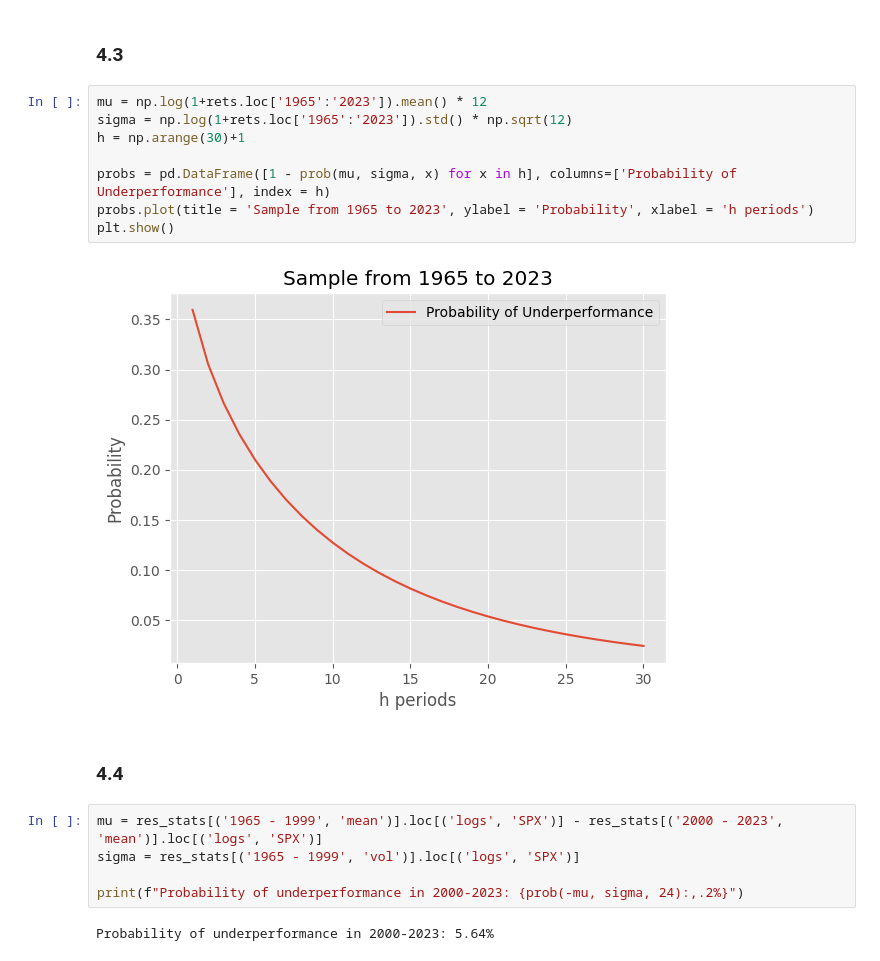
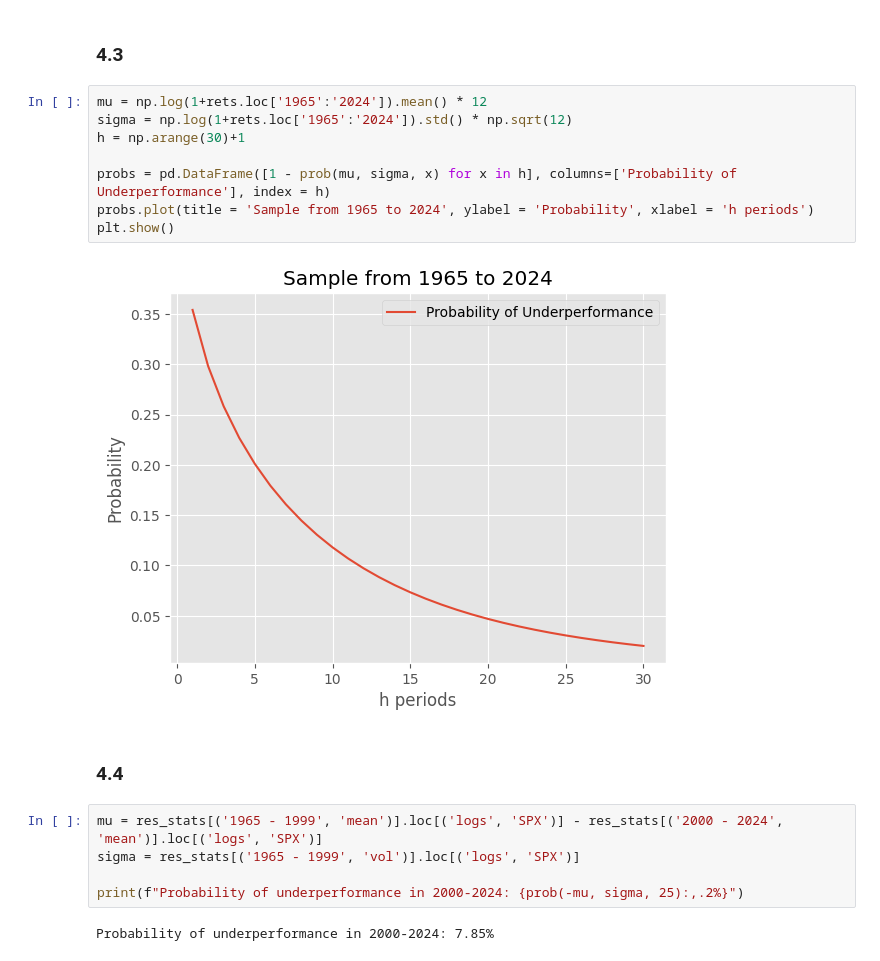
Before and after one commit to MarkHendricks/finm-portfolio-2024, a Jupyter notebook: homework/Solution Homework 6.ipynb, the cells around one changed output. Cells and saved outputs as stored; diff of their text form.

```diff
--- a/homework/Solution Homework 6.ipynb
+++ b/homework/Solution Homework 6.ipynb
@@ -420,21 +420,21 @@ SPX underperforming RF in the next 30 years after 1999: 2.05%
 # %% [markdown]
 ### 4.3
 # %%
-mu = np.log(1+rets.loc['1965':'2023']).mean() * 12
-sigma = np.log(1+rets.loc['1965':'2023']).std() * np.sqrt(12)
+mu = np.log(1+rets.loc['1965':'2024']).mean() * 12
+sigma = np.log(1+rets.loc['1965':'2024']).std() * np.sqrt(12)
 h = np.arange(30)+1
 
 probs = pd.DataFrame([1 - prob(mu, sigma, x) for x in h], columns=['Probability of Underperformance'], index = h)
-probs.plot(title = 'Sample from 1965 to 2023', ylabel = 'Probability', xlabel = 'h periods')
+probs.plot(title = 'Sample from 1965 to 2024', ylabel = 'Probability', xlabel = 'h periods')
 plt.show()
 # %% [output]
-[figure, old version]
+[figure, new version]
 # %% [markdown]
 ### 4.4
 # %%
-mu = res_stats[('1965 - 1999', 'mean')].loc[('logs', 'SPX')] - res_stats[('2000 - 2023', 'mean')].loc[('logs', 'SPX')]
+mu = res_stats[('1965 - 1999', 'mean')].loc[('logs', 'SPX')] - res_stats[('2000 - 2024', 'mean')].loc[('logs', 'SPX')]
 sigma = res_stats[('1965 - 1999', 'vol')].loc[('logs', 'SPX')]
 
-print(f"Probability of underperformance in 2000-2023: {prob(-mu, sigma, 24):,.2%}")
+print(f"Probability of underperformance in 2000-2024: {prob(-mu, sigma, 25):,.2%}")
 # %% [output]
-Probability of underperformance in 2000-2023: 5.64%
+Probability of underperformance in 2000-2024: 7.85%
```
Also changed, not shown: parts of 1 cell of this notebook.
